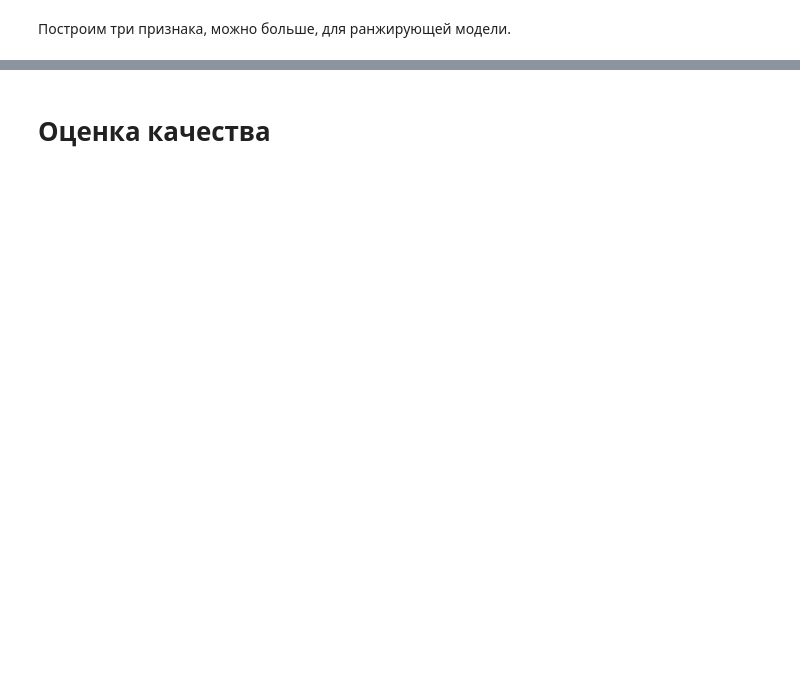
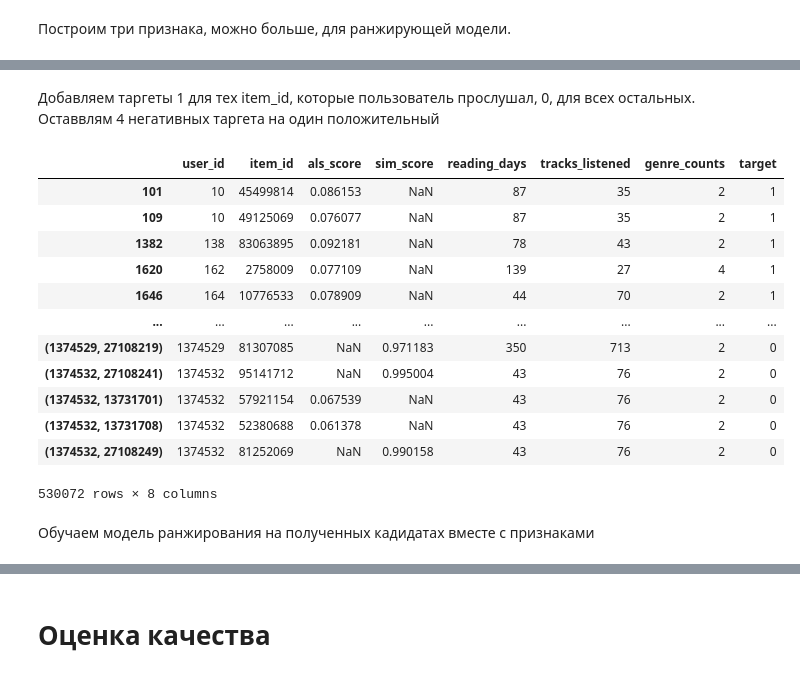
Before and after one commit to Artyom112/mle-project-sprint-4-v001, a Jupyter notebook: recommendations.ipynb, the cells around one changed output, grey strips where cells are left out. Cells and saved outputs as stored; diff of their text form; code cells hidden in the pictures; blank space fills up the shorter version.

```diff
--- a/recommendations.ipynb
+++ b/recommendations.ipynb
@@ -662,0 +902,6 @@ similar_items.to_parquet("recommendations/similar.parquet")
+# %%
+candidates = pd.merge(
+    personal_als[["user_id", "item_id", "score"]].rename(columns={"score": "als_score"}),
+    similar[["user_id", "item_id", "score"]].rename(columns={"score": "sim_score"}),
+    on=["user_id", "item_id"],
+    how="outer")
@@ -662,0 +914,5 @@ similar_items.to_parquet("recommendations/similar.parquet")
+# %%
+candidates = pd.merge(candidates, user_features, left_on="user_id", right_on="user_id", how="left")
+candidates = pd.merge(candidates, item_features, left_on="item_id", right_on="track_id", how="left")
+# %%
+candidates = candidates.drop("track_id", axis=1)
@@ -662,0 +935,23 @@ similar_items.to_parquet("recommendations/similar.parquet")
+# %% [markdown]
+Добавляем таргеты 1 для тех item_id, которые пользователь прослушал, 0, для всех остальных. Оставвлям 4 негативных таргета на один положительный
+# %%
+# добавляем таргет к кандидатам со значением:
+# — 1 для тех item_id, которые пользователь прослушал
+# — 0, для всех остальных
+
+events_labels["target"] = 1
+candidates = candidates.merge(events_labels[["user_id", "item_id", "target"]],
+                              on=["user_id", "item_id"], how="left")
+candidates["target"] = candidates["target"].fillna(0).astype("int")
+
+# в кандидатах оставляем только тех пользователей, у которых есть хотя бы один положительный таргет
+candidates_to_sample = candidates.groupby("user_id").filter(lambda x: x["target"].sum() > 0)
+
+# для каждого пользователя оставляем только 4 негативных примера
+negatives_per_user = 4
+candidates_for_train = pd.concat([
+    candidates_to_sample.query("target == 1"),
+    candidates_to_sample.query("target == 0") \
+        .groupby("user_id") \
+        .apply(lambda x: x.sample(negatives_per_user, random_state=0))
+    ])
@@ -662,0 +960,18 @@ similar_items.to_parquet("recommendations/similar.parquet")
+# %%
+candidates_for_train
+# %% [output]
+|  | user_id | item_id | als_score | sim_score | reading_days | tracks_listened | genre_counts | target |
+| 101 | 10 | 45499814 | 0.086153 | NaN | 87 | 35 | 2 | 1 |
+| 109 | 10 | 49125069 | 0.076077 | NaN | 87 | 35 | 2 | 1 |
+| 1382 | 138 | 83063895 | 0.092181 | NaN | 78 | 43 | 2 | 1 |
+| 1620 | 162 | 2758009 | 0.077109 | NaN | 139 | 27 | 4 | 1 |
+| 1646 | 164 | 10776533 | 0.078909 | NaN | 44 | 70 | 2 | 1 |
+| ... | ... | ... | ... | ... | ... | ... | ... | ... |
+| (1374529, 27108219) | 1374529 | 81307085 | NaN | 0.971183 | 350 | 713 | 2 | 0 |
+| (1374532, 27108241) | 1374532 | 95141712 | NaN | 0.995004 | 43 | 76 | 2 | 0 |
+| (1374532, 13731701) | 1374532 | 57921154 | 0.067539 | NaN | 43 | 76 | 2 | 0 |
+| (1374532, 13731708) | 1374532 | 52380688 | 0.061378 | NaN | 43 | 76 | 2 | 0 |
+| (1374532, 27108249) | 1374532 | 81252069 | NaN | 0.990158 | 43 | 76 | 2 | 0 |
+530072 rows × 8 columns
+# %% [markdown]
+Обучаем модель ранжирования на полученных кадидатах вместе с признаками
```
Also changed, not shown: parts of 186 cells of this notebook, 1 other file.
